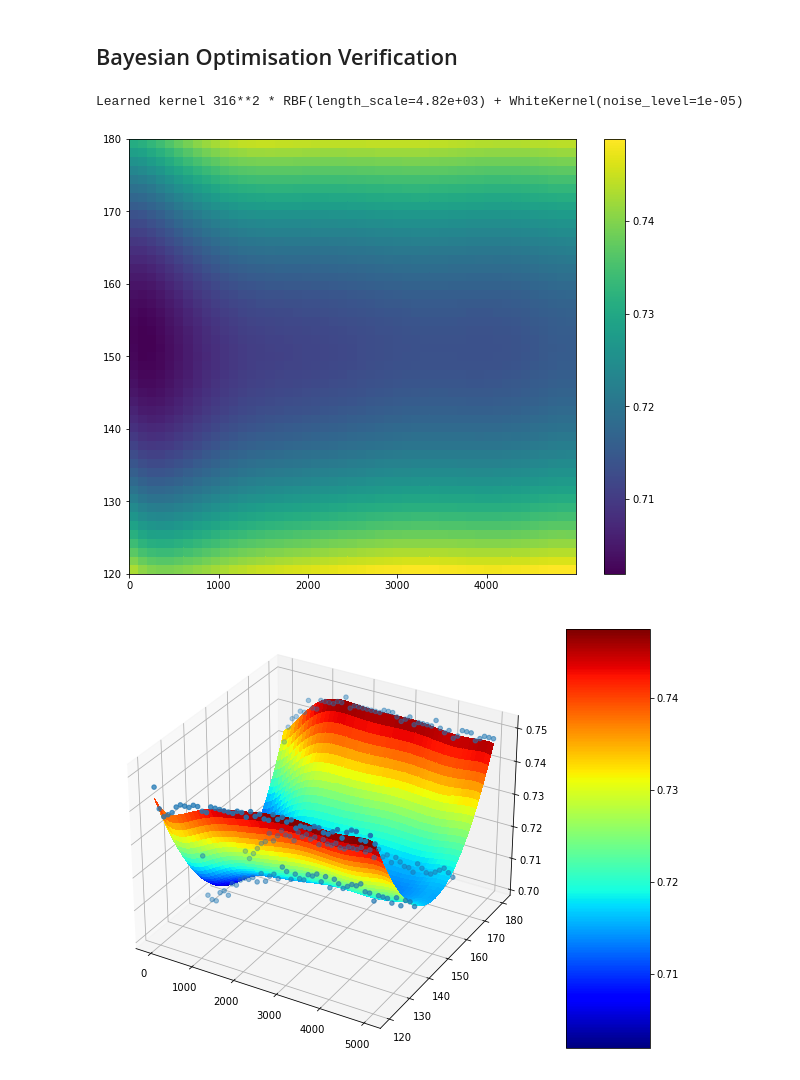
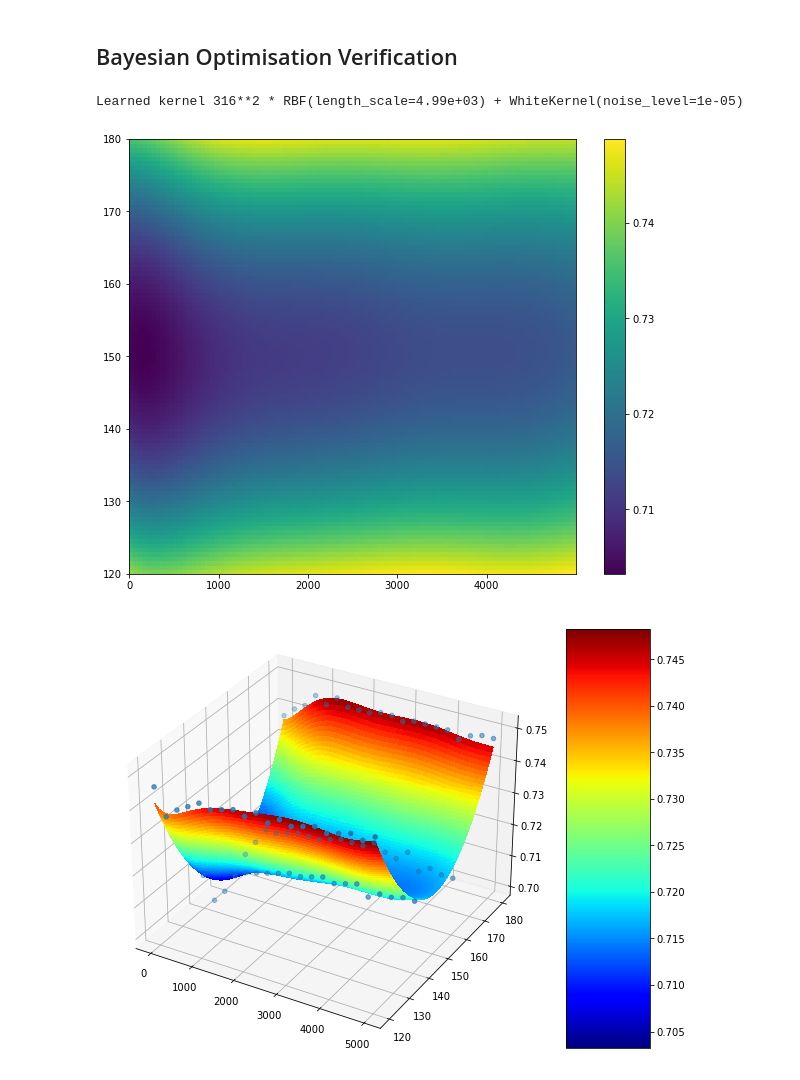
Before and after one commit to michelleliu1027/Bayesian_PV, a Jupyter notebook: BO_2d.ipynb, the cells around one changed output. Drawn from its saved outputs; the diff is of its cells as text; code cells hidden in the pictures.

Commit message:
fix (BO_2d):  bugs in plots

```diff
--- a/BO_2d.ipynb
+++ b/BO_2d.ipynb
@@ -30,20 +30,22 @@ for temp in list_temp:
     i+=1
 # %%
 ### Data setup
-NUM_OF_DATA_POINTS = 50
-NUM_OF_PLOT_POINTS = 50
+NUM_OF_DATA_POINTS = 20
+NUM_OF_PLOT_POINTS = 100
 # gp settings
-NOISE_LEVEL = 10e-10
+NOISE_LEVEL = 1e-5
 
 kernel = 1.0 * RBF(length_scale=5) + WhiteKernel(noise_level=NOISE_LEVEL)
 
 # kernel = C(1.0, (1e-3, 1e3)) * RBF([5,5], (1e-2, 1e2))
 # kernel = RBF()
-gp = GaussianProcessRegressor(kernel=kernel, alpha=1e-10)
+gp = GaussianProcessRegressor(kernel=kernel, alpha=1e-6)
 # %%
 X_ = np.arange(0,5000).astype(int)
 x_normal = np.empty(shape=[0,2])
-for temp in (120,140,160,180):
+temp_list = np.array([120,140,160,180])
+
+for temp in temp_list:
     df_temp = np.full((5000,1),temp)
     x_normal_partial = np.hstack([X_.reshape(5000,1),df_temp])
     x_normal =  np.concatenate([x_normal,x_normal_partial])
@@ -51,7 +53,7 @@ for temp in (120,140,160,180):
 Y = y_normal[np.linspace(0,19999,num=int(4*NUM_OF_DATA_POINTS),dtype=int)]
 X = np.empty(shape=[0,2])
 X_num = np.linspace(0,4999,num=int(NUM_OF_DATA_POINTS),dtype=int)
-for temp in (120,140,160,180):
+for temp in temp_list:
     df_temp = np.full((int(NUM_OF_DATA_POINTS),1),temp)
     X_partial = np.hstack([X_num.reshape(int(NUM_OF_DATA_POINTS),1),df_temp])
     X = np.concatenate([X, X_partial])
@@ -61,42 +63,35 @@ for temp in (120,140,160,180):
 gp.fit(X, Y)
 print("Learned kernel", gp.kernel_)
 # %% [output]
-Learned kernel 316**2 * RBF(length_scale=4.82e+03) + WhiteKernel(noise_level=1e-05)
+Learned kernel 316**2 * RBF(length_scale=4.99e+03) + WhiteKernel(noise_level=1e-05)
 # %%
 #### Plot
 x1 = np.linspace(X[:,0].min(), X[:,0].max(),num = NUM_OF_PLOT_POINTS)
 x2 = np.linspace(X[:,1].min(), X[:,1].max(),num = NUM_OF_PLOT_POINTS)
 x1x2 = np.array(list(product(x1, x2)))
 y_pred, MSE = gp.predict(x1x2, return_std=True)
 
 X0p, X1p = x1x2[:,0].reshape(NUM_OF_PLOT_POINTS,NUM_OF_PLOT_POINTS), x1x2[:,1].reshape(NUM_OF_PLOT_POINTS,NUM_OF_PLOT_POINTS)
 Zp = np.reshape(y_pred,(NUM_OF_PLOT_POINTS,NUM_OF_PLOT_POINTS))
+
+xx_predict = np.array(list(product(X_, temp_list)))
+y_plot, MSE = gp.predict(xx_predict, return_std=True)
+
+x_train = np.linspace(X[:,0].min(), X[:,0].max(),num = NUM_OF_DATA_POINTS)
 
 
 fig = plt.figure(figsize=(10,8))
 ax = fig.add_subplot(111)
 pcm = ax.pcolormesh(X0p, X1p, Zp)
 fig.colorbar(pcm, ax=ax)
 plt.show()
 
 fig = plt.figure(figsize=(10,8))
 ax = fig.add_subplot(111, projection='3d')
 surf = ax.plot_surface(X0p, X1p, Zp, rstride=1, cstride=1, cmap='jet', linewidth=0, antialiased=False)
 ax.scatter(X[:,0],X[:,1],Y)
 fig.colorbar(surf, aspect=5)
 plt.show()
-
-fig = plt.figure(figsize=(10,8))
-i = NUM_OF_PLOT_POINTS
-for temp in (120,140,160,180):
-    plt.plot(x1,y_pred[i-NUM_OF_PLOT_POINTS:i],label = str(temp)+' prediction')
-    i += NUM_OF_PLOT_POINTS
-i = NUM_OF_DATA_POINTS
-for temp in (120,140,160,180):
-    plt.scatter (X[i-NUM_OF_DATA_POINTS:i,0],y_pred[i-NUM_OF_DATA_POINTS:i],label = str(temp)+' training')
-    i += NUM_OF_DATA_POINTS
-plt.legend()
-plt.show()
 # %% [output]
-[figure, old version]
+[figure, new version]
-[figure, old version]
+[figure, new version]
```
Also changed, not shown: parts of 3 cells of this notebook.
